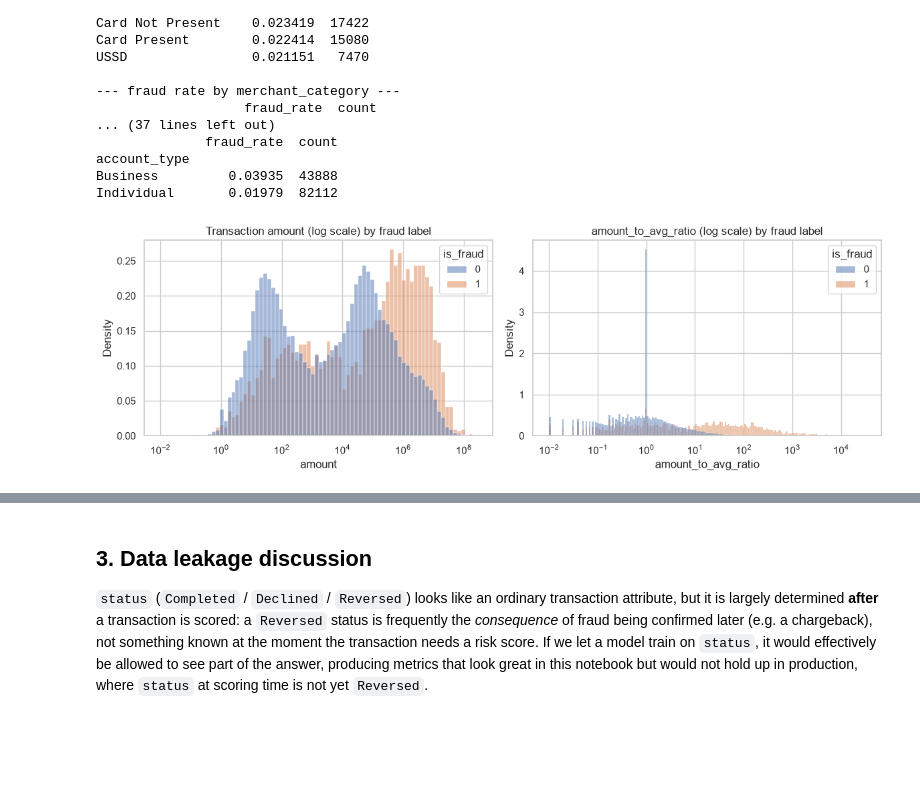
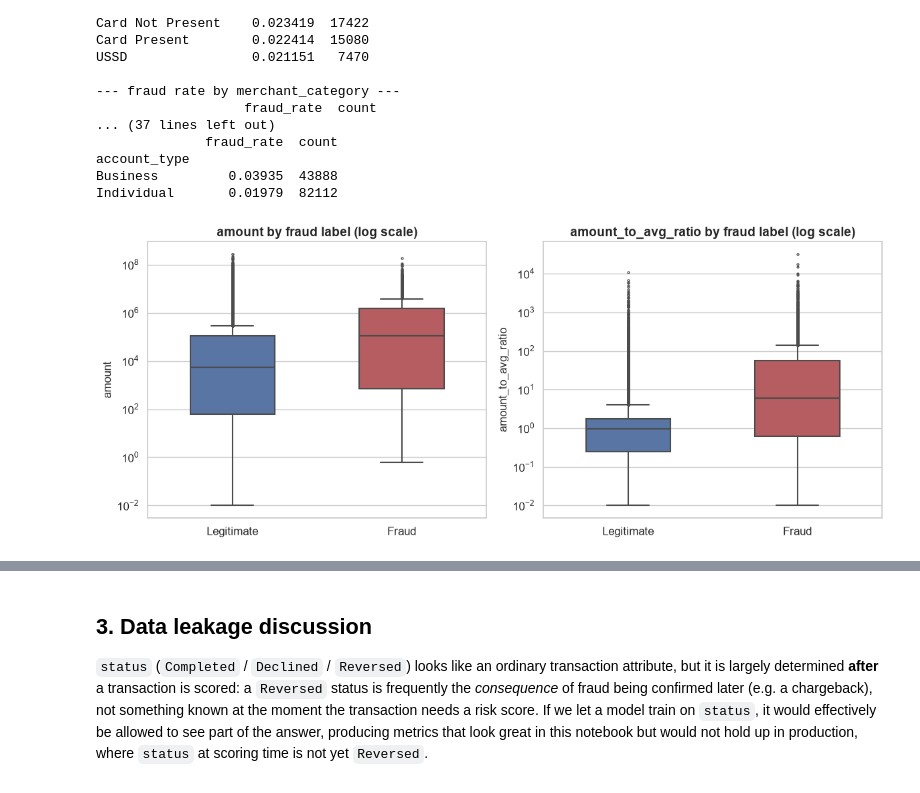
Before and after one commit to NgoziAnwuri123-create/finlora-risk-scoring, a Jupyter notebook: notebooks/fraud_risk_scoring.ipynb, the cells around one changed output, grey strips where cells are left out. Drawn from its saved outputs; the diff is of its cells as text; code cells hidden in the pictures; blank space fills up the shorter version.

```diff
--- a/notebooks/fraud_risk_scoring.ipynb
+++ b/notebooks/fraud_risk_scoring.ipynb
@@ -31,7 +31,10 @@ from sklearn.metrics import (
     roc_curve, confusion_matrix, classification_report, ConfusionMatrixDisplay,
 )
 
-sns.set_theme(style="whitegrid")
+sns.set_theme(style="whitegrid", rc={
+    "font.size": 12, "axes.titlesize": 14, "axes.labelsize": 12,
+    "xtick.labelsize": 12, "ytick.labelsize": 12, "legend.fontsize": 12,
+})
 pd.set_option("display.max_columns", None)
 RANDOM_STATE = 42
 # %% [markdown]
@@ -153,15 +156,35 @@ account_type
 Business         0.03935  43888
 Individual       0.01979  82112
 # %%
-fig, axes = plt.subplots(1, 2, figsize=(12, 4))
+def _fmt_num(v):
+    av = abs(v)
+    if av >= 1_000_000:
+        return f"{v / 1_000_000:.2f}M"
+    if av >= 1_000:
+        return f"{v / 1_000:.2f}K"
+    if av >= 1:
+        return f"{v:.2f}"
+    return f"{v:.3f}"
 
-sns.histplot(data=df, x="amount", hue="is_fraud", log_scale=True, stat="density", common_norm=False, ax=axes[0])
-axes[0].set_title("Transaction amount (log scale) by fraud label")
 
-sns.histplot(data=df, x="amount_to_avg_ratio", hue="is_fraud", log_scale=True, stat="density", common_norm=False, ax=axes[1])
-axes[1].set_title("amount_to_avg_ratio (log scale) by fraud label")
+fig, axes = plt.subplots(1, 2, figsize=(12, 5))
+
+for ax, col in zip(axes, ["amount", "amount_to_avg_ratio"]):
+    plot_df = df[df[col] > 0]  # log scale can't show non-positive values
+    sns.boxplot(
+        data=plot_df, x="is_fraud", y=col, hue="is_fraud", ax=ax,
+        palette={0: "#4C72B0", 1: "#C44E52"}, legend=False,
+        width=0.5, fliersize=2, linewidth=1.5,
+    )
+    ax.set_yscale("log")
+    ax.set_xticks([0, 1])
+    ax.set_xticklabels(["Legitimate", "Fraud"])
+    ax.set_xlabel("")
+    ax.set_title(f"{col} by fraud label (log scale)", fontweight="bold", fontsize=14)
+    ax.set_ylabel(col, fontsize=12)
+    ax.tick_params(labelsize=12)
 
 plt.tight_layout()
 plt.show()
 # %% [output]
-[figure, old version]
+[figure, new version]
```
Also changed, not shown: parts of 15 cells of this notebook, 6 other files.
